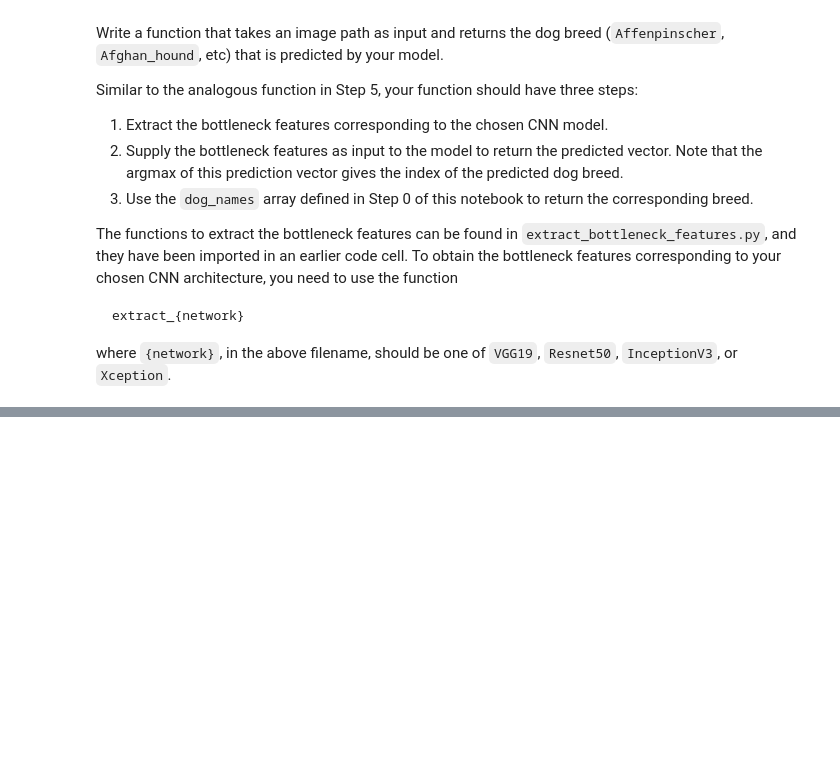
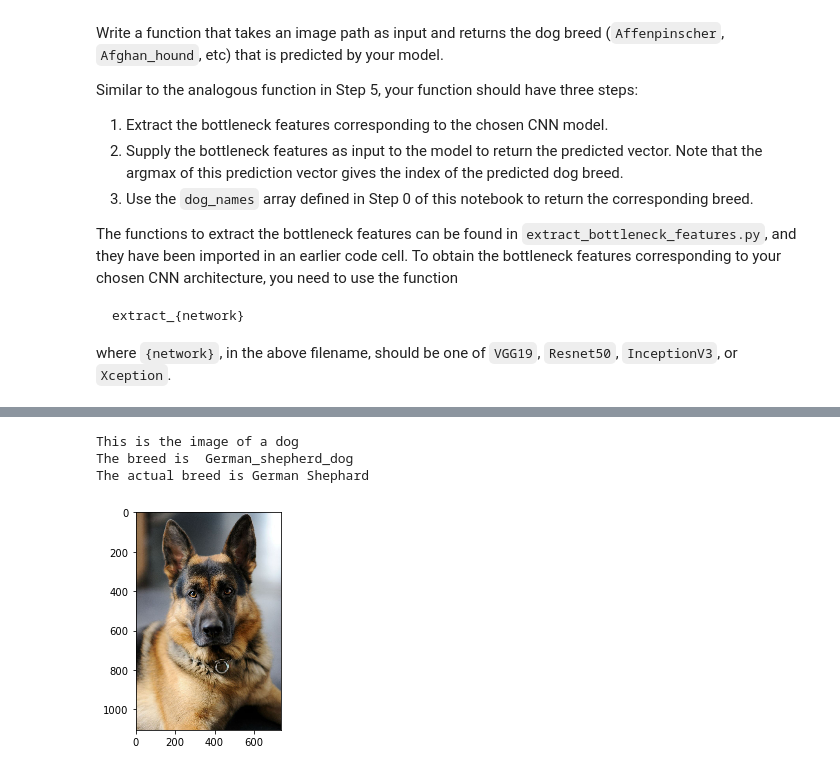
Before and after one commit to girishpai/AIND_Dog_Project, a Jupyter notebook: dog_app.ipynb, the cells around one changed output, grey strips where cells are left out. Saved outputs shown, nothing was run; the diff lists cells and outputs as text; code cells hidden in the pictures; blank space fills up the shorter version.

```diff
--- a/dog_app.ipynb
+++ b/dog_app.ipynb
@@ -655,7 +651,7 @@ Epoch 20/20
 ### (IMPLEMENTATION) Load the Model with the Best Validation Loss
 # %%
 ### TODO: Load the model weights with the best validation loss.
-Inception_model.load_weights('saved_models/weights.best.Inception.hdf5')
+Resnet50_model.load_weights('saved_models/weights.best.Resnet50.hdf5')
 # %% [markdown]
 ### (IMPLEMENTATION) Test the Model
 
@@ -688,6 +684,13 @@ where `{network}`, in the above filename, should be one of `VGG19`, `Resnet50`,
 # %%
 ### TODO: Write a function that takes a path to an image as input
 ### and returns the dog breed that is predicted by the model.
+def Resnet_predict_breed(img_path):
+    # extract bottleneck features
+    bottleneck_feature = extract_Resnet50(path_to_tensor(img_path))
+    # obtain predicted vector
+    predicted_vector = Resnet50_model.predict(bottleneck_feature)
+    # return dog breed that is predicted by the model
+    return dog_names[np.argmax(predicted_vector)]
 # %% [markdown]
 ---
 <a id='step6'></a>
@@ -712,3 +712,17 @@ Some sample output for our algorithm is provided below, but feel free to design
+# %%
+### TODO: Write your algorithm.
+### Feel free to use as many code cells as needed.
+def predict_breed(file):
+
+    if dog_detector(file):
+        print("This is the image of a dog")
+        dog_breed = Resnet_predict_breed(file)
+        return dog_breed
+    elif face_detector(file):
+        print("This is the image of a human")
+        return Resnet_predict_breed(file)
+    else :
+        print("This is an error - neither human nor dog detected")
 # %% [markdown]
 ---
 <a id='step7'></a>
@@ -726,4 +746,20 @@ __Answer:__
+# %%
+import matplotlib.pyplot as plt
+import matplotlib.image as mpimg
+def show_image(image):
+    plt.imshow(image)
 # %%
 ## TODO: Execute your algorithm from Step 6 on
 ## at least 6 images on your computer.
 ## Feel free to use as many code cells as needed.
+img_name = "sample_images/gs_1.jpg"
+img=mpimg.imread(img_name)
+show_image(img)
+t = predict_breed(img_name)
+print("The breed is ",t)
+print("The actual breed is German Shephard")
+# %% [output]
+This is the image of a dog
+The breed is  German_shepherd_dog
+The actual breed is German Shephard
+[figure, added]
```
Also changed, not shown: parts of 27 cells of this notebook.
